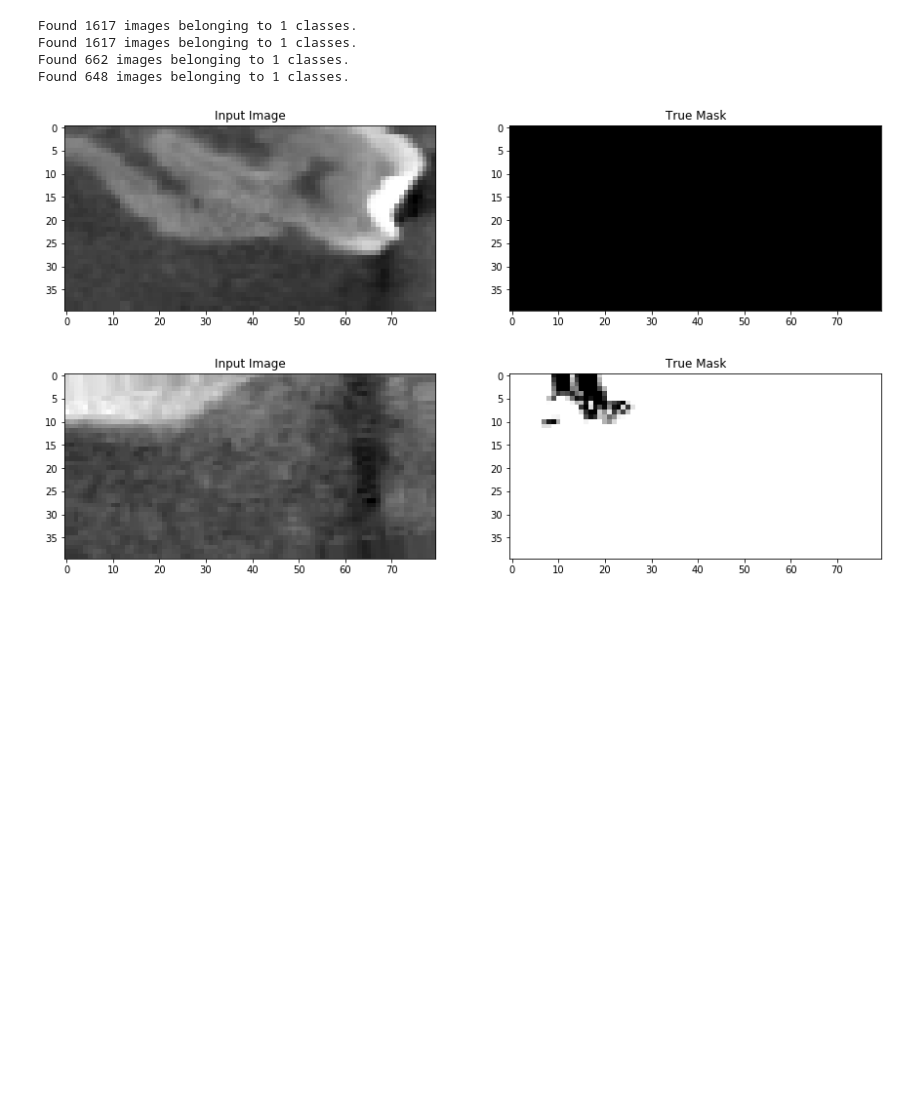
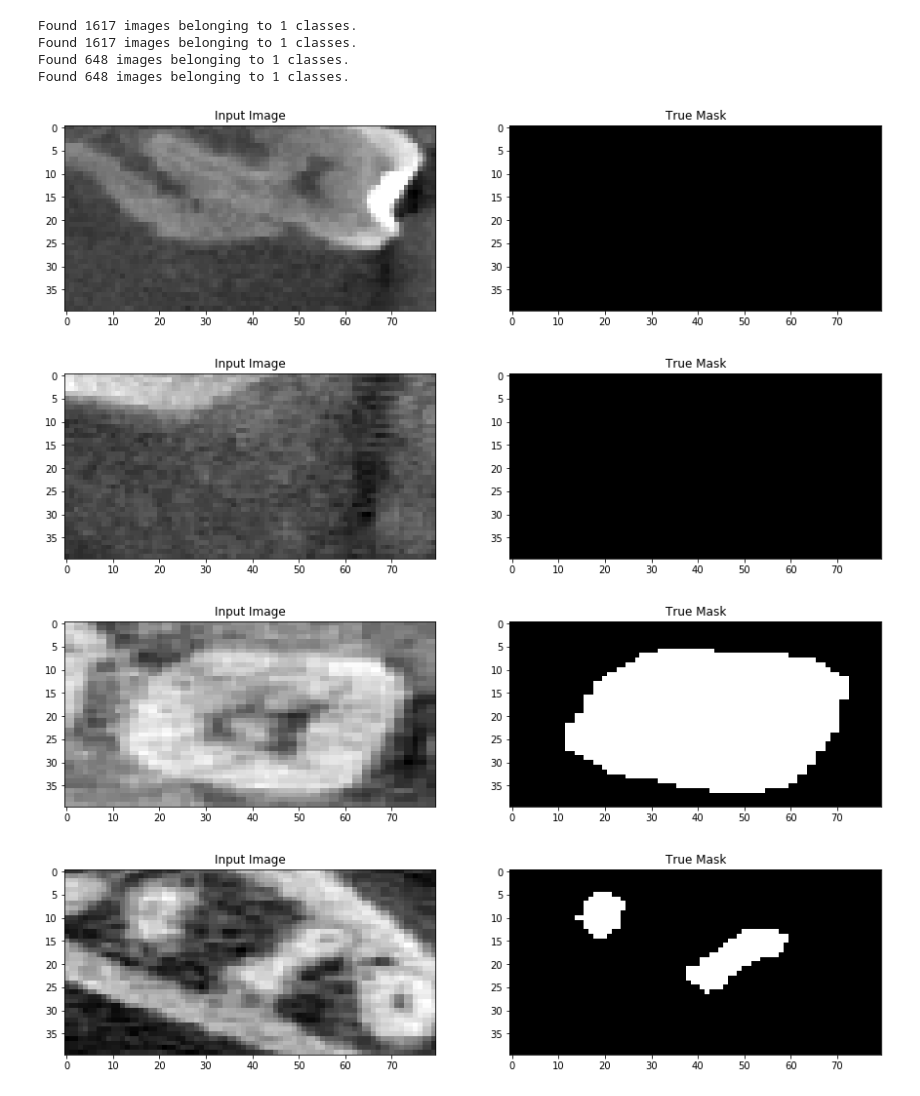
Before and after one commit to charuu/msc-tooth-segmentation, a Jupyter notebook: 02_Volume-Segmentation-with-UNET_training.ipynb, the cells around one changed output. Saved outputs shown, nothing was run; the diff lists cells and outputs as text; code cells hidden in the pictures; blank space fills up the shorter version.

```diff
--- a/02_Volume-Segmentation-with-UNET_training.ipynb
+++ b/02_Volume-Segmentation-with-UNET_training.ipynb
@@ -47,9 +48,9 @@ NUM_TEST = 200
 NUM_OF_EPOCHS = 100
 # %%
 def create_segmentation_generator_train(img_path, msk_path, BATCH_SIZE):
-    data_gen_args = dict(rescale=1./255,
-                         rotation_range=10,
-                      featurewise_center=True
+    data_gen_args = dict(rescale=1./255
+     #                    rotation_range=10,
+      #                featurewise_center=True
 #                      featurewise_std_normalization=True,
 #                      rotation_range=30
 #                      width_shift_range=0.2,
@@ -76,8 +77,8 @@ test_generator =  (pair for pair in create_segmentation_generator_test(data_dir_
 # %% [output]
 Found 1617 images belonging to 1 classes.
 Found 1617 images belonging to 1 classes.
-Found 662 images belonging to 1 classes.
 Found 648 images belonging to 1 classes.
+Found 648 images belonging to 1 classes.
 # %%
 def display(display_list):
     plt.figure(figsize=(15,15))
@@ -95,7 +96,9 @@ def show_dataset(datagen, num=2):
         image,mask = next(datagen)
         display([image[0], mask[0]])
 # %%
-show_dataset(train_generator, 2)
+show_dataset(train_generator, 5)
 # %% [output]
 [figure]
-[figure, old version]
+[figure, new version]
+[figure, added]
+[figure, added]
```
Also changed, not shown: parts of 8 cells of this notebook, 4 other files.
